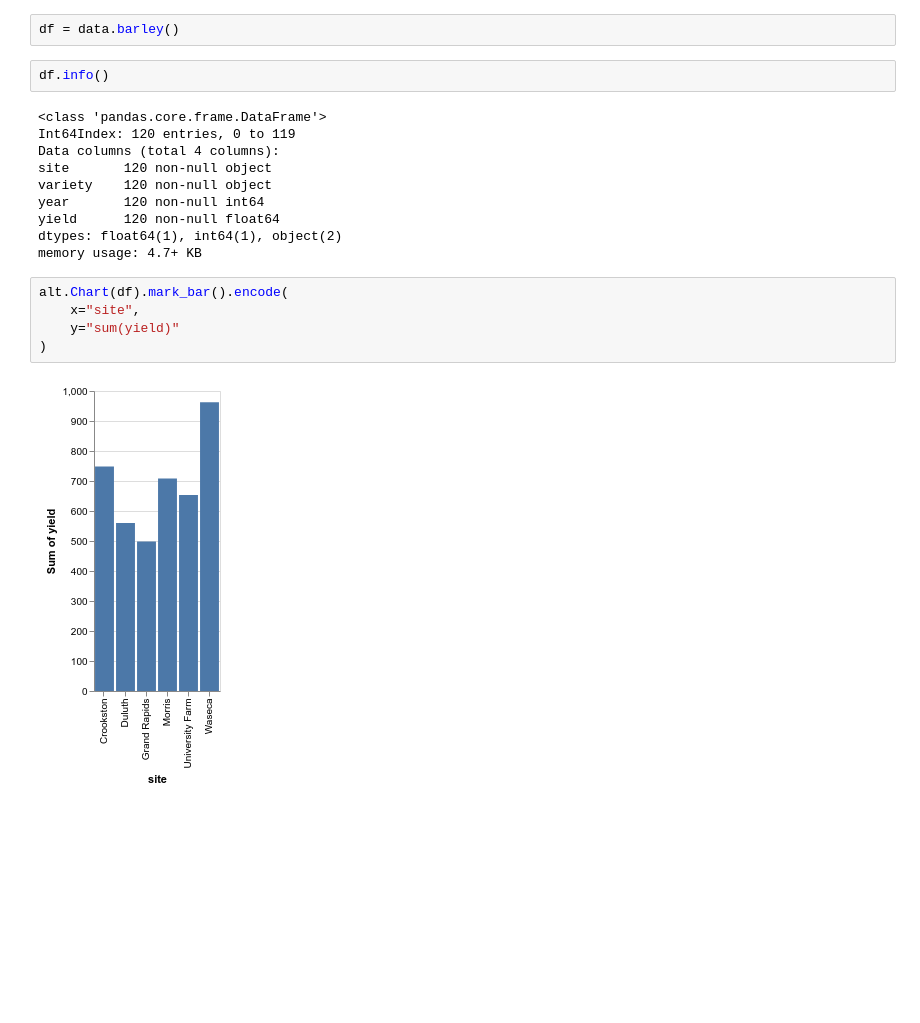
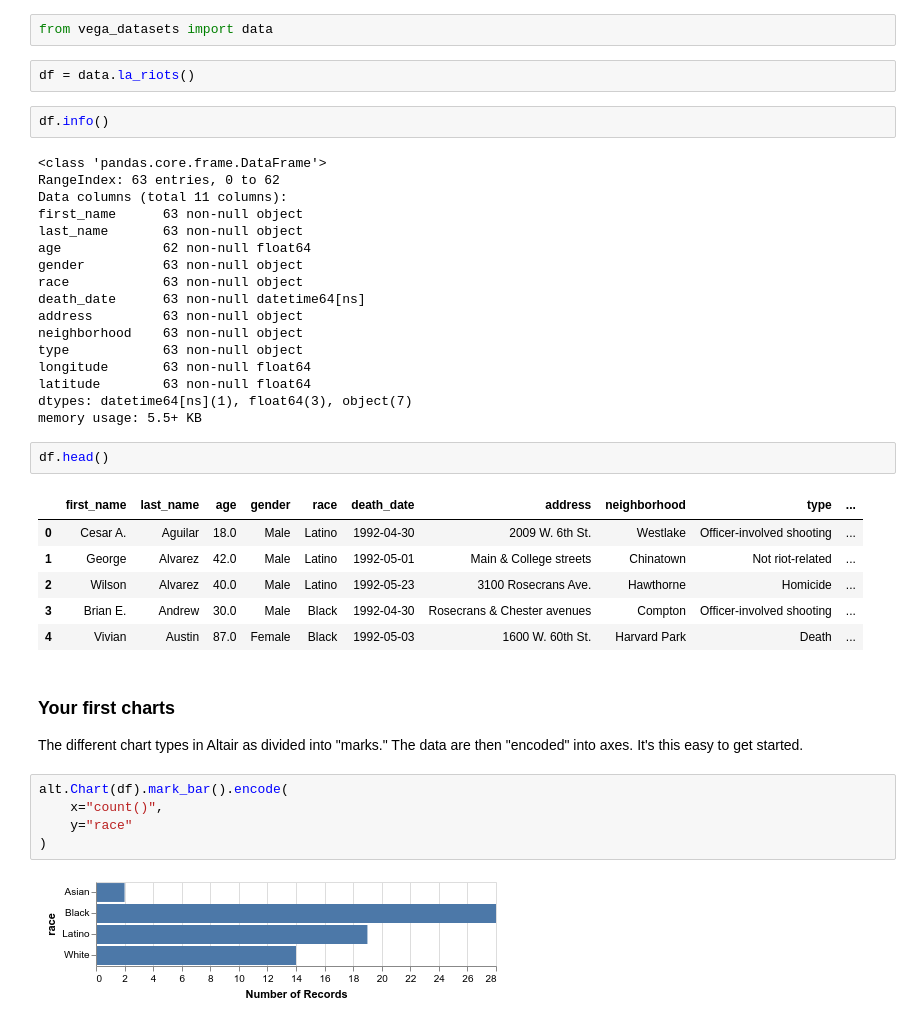
Before and after one commit to datadesk/altair-examples, a Jupyter notebook: notebook.ipynb, the cells around one changed output. Drawn from its saved outputs; the diff is of its cells as text; blank space fills up the shorter version.

```diff
--- a/notebook.ipynb
+++ b/notebook.ipynb
@@ -4,21 +17,43 @@ from vega_datasets import data
+# %%
+from vega_datasets import data
 # %%
-df = data.barley()
+df = data.la_riots()
 # %%
 df.info()
 # %% [output]
 <class 'pandas.core.frame.DataFrame'>
-Int64Index: 120 entries, 0 to 119
-Data columns (total 4 columns):
-site       120 non-null object
-variety    120 non-null object
-year       120 non-null int64
-yield      120 non-null float64
-dtypes: float64(1), int64(1), object(2)
-memory usage: 4.7+ KB
+RangeIndex: 63 entries, 0 to 62
+Data columns (total 11 columns):
+first_name      63 non-null object
+last_name       63 non-null object
+age             62 non-null float64
+gender          63 non-null object
+race            63 non-null object
+death_date      63 non-null datetime64[ns]
+address         63 non-null object
+neighborhood    63 non-null object
+type            63 non-null object
+longitude       63 non-null float64
+latitude        63 non-null float64
+dtypes: datetime64[ns](1), float64(3), object(7)
+memory usage: 5.5+ KB
+# %%
+df.head()
+# %% [output]
+|  | first_name | last_name | age | gender | race | death_date | address | neighborhood | type | ... |
+| 0 | Cesar A. | Aguilar | 18.0 | Male | Latino | 1992-04-30 | 2009 W. 6th St. | Westlake | Officer-involved shooting | ... |
+| 1 | George | Alvarez | 42.0 | Male | Latino | 1992-05-01 | Main & College streets | Chinatown | Not riot-related | ... |
+| 2 | Wilson | Alvarez | 40.0 | Male | Latino | 1992-05-23 | 3100 Rosecrans Ave. | Hawthorne | Homicide | ... |
+| 3 | Brian E. | Andrew | 30.0 | Male | Black | 1992-04-30 | Rosecrans & Chester avenues | Compton | Officer-involved shooting | ... |
+| 4 | Vivian | Austin | 87.0 | Female | Black | 1992-05-03 | 1600 W. 60th St. | Harvard Park | Death | ... |
+# %% [markdown]
+### Your first charts
+
+The different chart types in Altair as divided into "marks." The data are then "encoded" into axes. It's this easy to get started.
 # %%
 alt.Chart(df).mark_bar().encode(
-    x="site",
-    y="sum(yield)"
+    x="count()",
+    y="race"
 )
 # %% [output]
-[figure, old version]
+[figure, new version]
```
Also changed, not shown: parts of 32 cells of this notebook, 2 other files.
